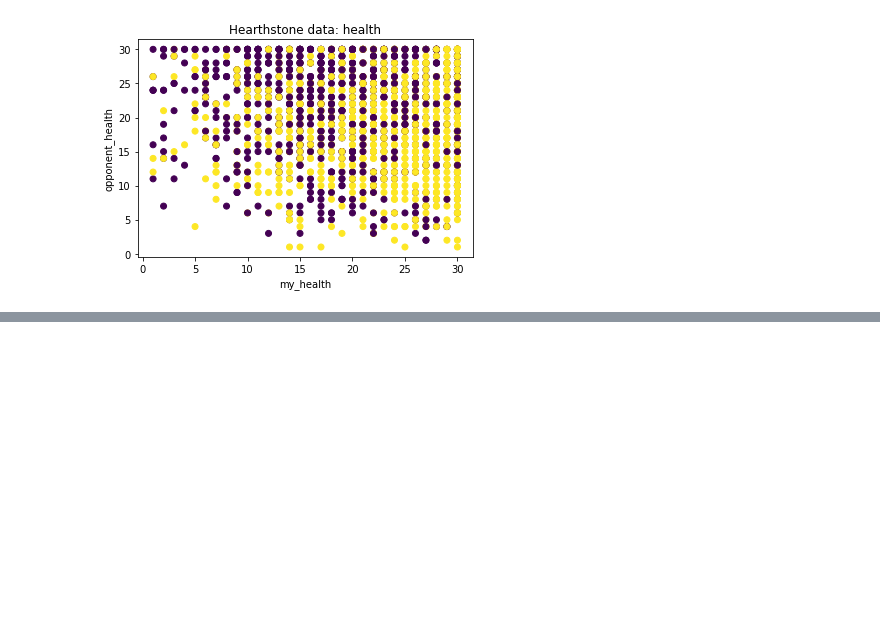
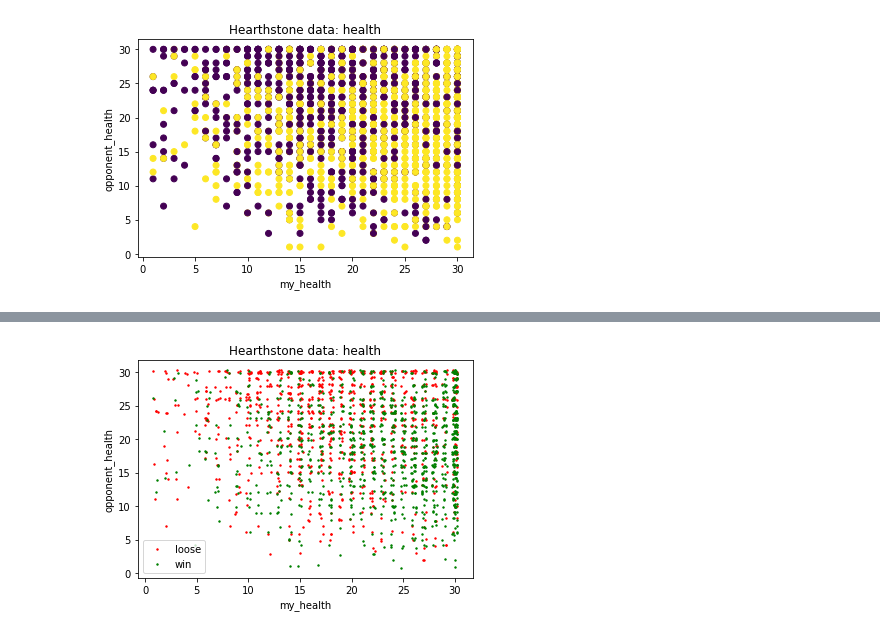
Before and after one commit to Thomas-Guibert/AI-TP3, a Jupyter notebook: AI_TP3.ipynb, the cells around one changed output, grey strips where cells are left out. Drawn from its saved outputs; the diff is of its cells as text; code cells hidden in the pictures; blank space fills up the shorter version.

```diff
--- a/AI_TP3.ipynb
+++ b/AI_TP3.ipynb
@@ -158,0 +231,39 @@ plt.show()
+# %%
+# TP3prog1.py
+
+import pandas as pd
+from matplotlib import pyplot as plt
+from numpy.random import random
+
+data = pd.read_csv("/content/drive/MyDrive/Université/M1/S8/IA/TP3/full_dataset.csv")
+
+features_cols = ["my_health", "opponent_health", "my_hand", "opponent_hand", "my_board_nb_creatures",
+     "my_board_total_health", "my_board_total_attack", "opponent_board_nb_creatures",
+     "opponent_board_total_health", "opponent_board_total_attack", "me_playing"]
+
+pred_col = "result"
+
+turns_before_end = 4
+
+turn_df = data[data["turns_to_end"] == turns_before_end]
+X = turn_df[features_cols]
+Y = turn_df[pred_col]
+
+x_col="my_health"
+y_col="opponent_health"
+
+colors=["red", "green"]
+labels=["loose", "win"]
+for i in range(2):
+    indices = Y==i
+    nb_rows = sum(indices)
+    plt.scatter(X[indices][x_col] + 0.5*(random(nb_rows)-0.5),
+                X[indices][y_col] + 0.5*(random(nb_rows)-0.5),
+                color=colors[i],label=labels[i],s=2)
+plt.legend()
+plt.xlabel(x_col)
+plt.ylabel(y_col)
+plt.title("Hearthstone data: health")
+plt.show()
+# %% [output]
+[figure, added]
```
Also changed, not shown: parts of 37 cells of this notebook.
